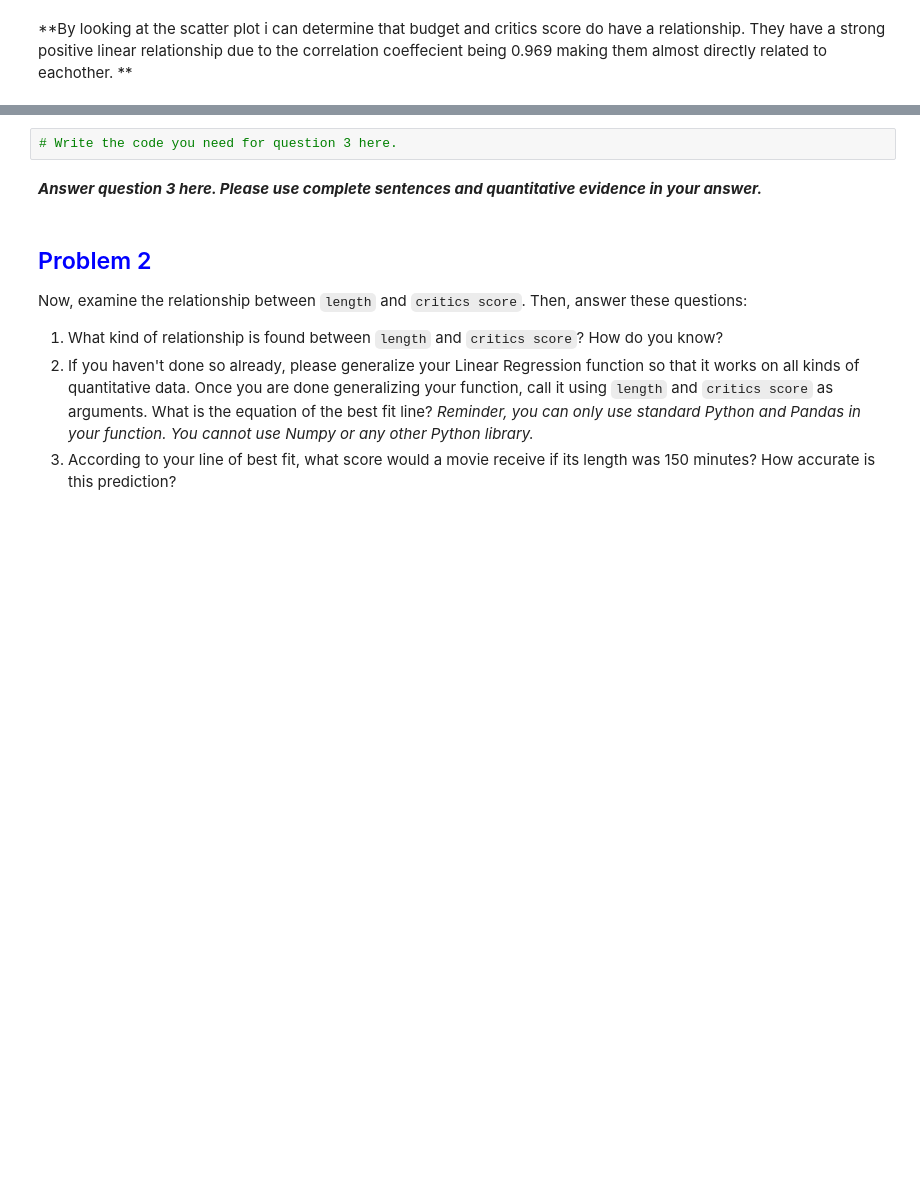
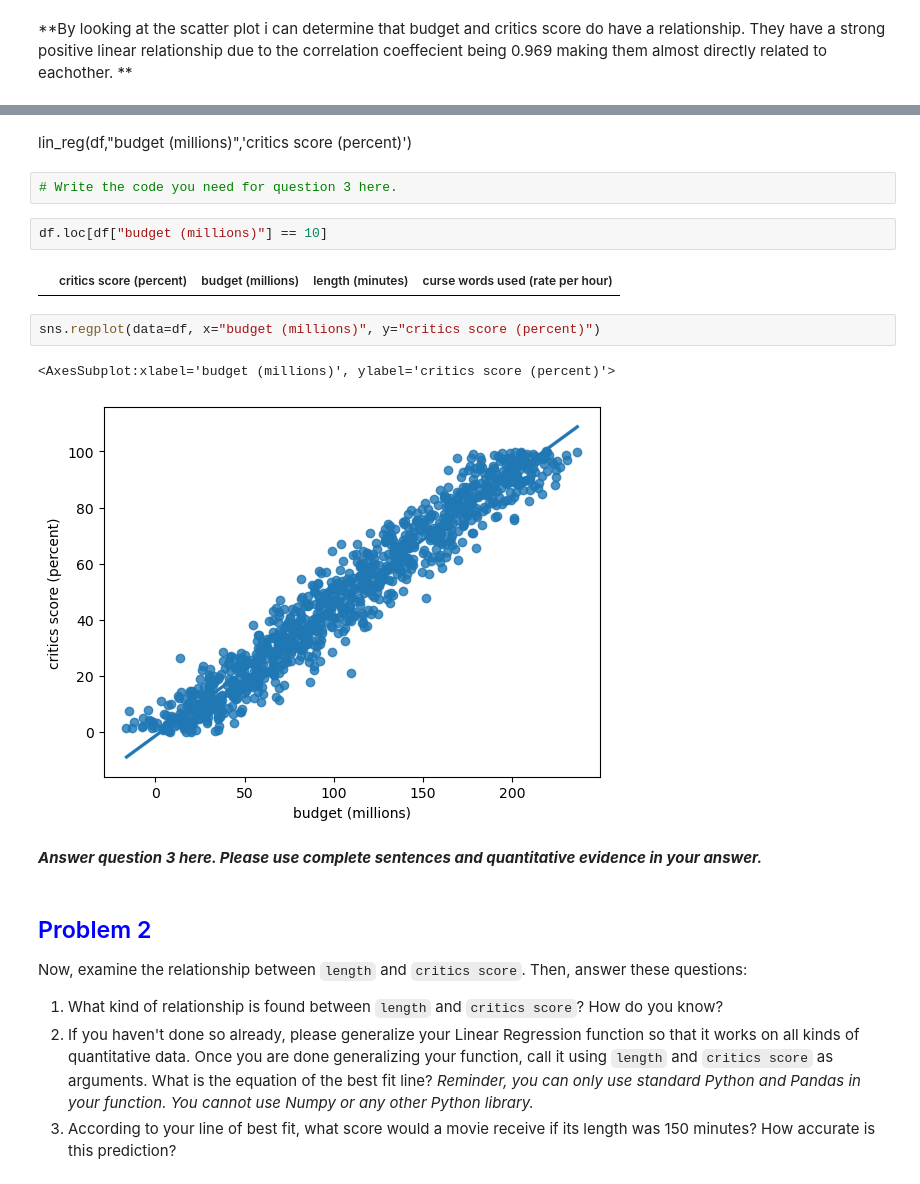
Before and after one commit to CrunchySweet/AI, a Jupyter notebook: Semester1/Problem Test/Problem_Set_-_Linear_Regression.ipynb, the cells around one changed output, grey strips where cells are left out. Drawn from its saved outputs; the diff is of its cells as text; blank space fills up the shorter version.

```diff
--- a/Semester1/Problem Test/Problem_Set_-_Linear_Regression.ipynb
+++ b/Semester1/Problem Test/Problem_Set_-_Linear_Regression.ipynb
@@ -59,5 +96,16 @@ df["budget (millions)"].corr(df['critics score (percent)'])
+# %% [markdown]
+ lin_reg(df,"budget (millions)",'critics score (percent)')
 # %%
 # Write the code you need for question 3 here.
+# %%
+df.loc[df["budget (millions)"] == 10]
+# %% [output]
+|  | critics score (percent) | budget (millions) | length (minutes) | curse words used (rate per hour) |
+# %%
+sns.regplot(data=df, x="budget (millions)", y="critics score (percent)")
+# %% [output]
+<AxesSubplot:xlabel='budget (millions)', ylabel='critics score (percent)'>
+[figure, added]
 # %% [markdown]
 ***Answer question 3 here. Please use complete sentences and quantitative evidence in your answer.***
 # %% [markdown]
```
Also changed, not shown: parts of 13 cells of this notebook, 1 other file.
